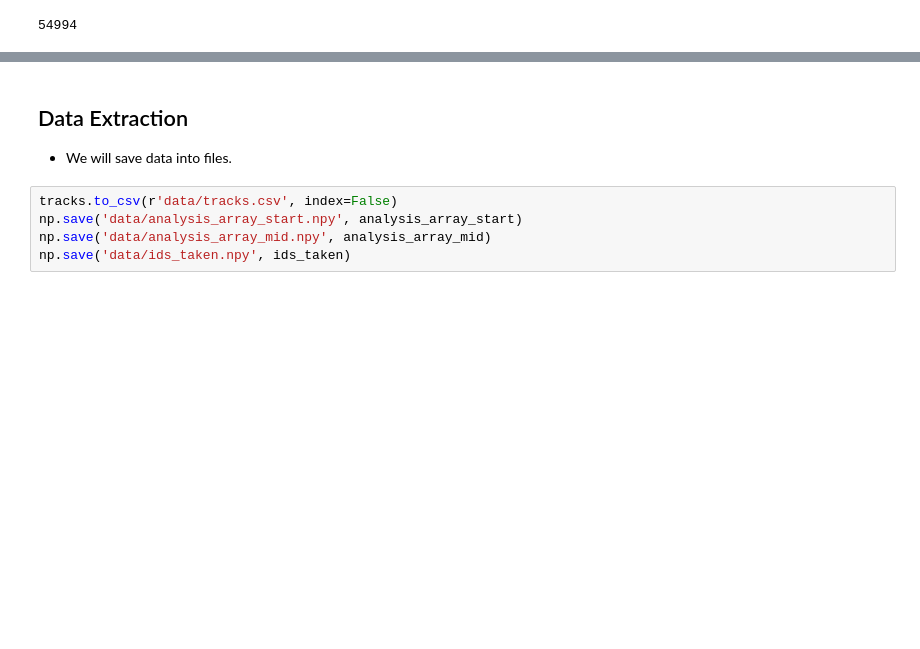
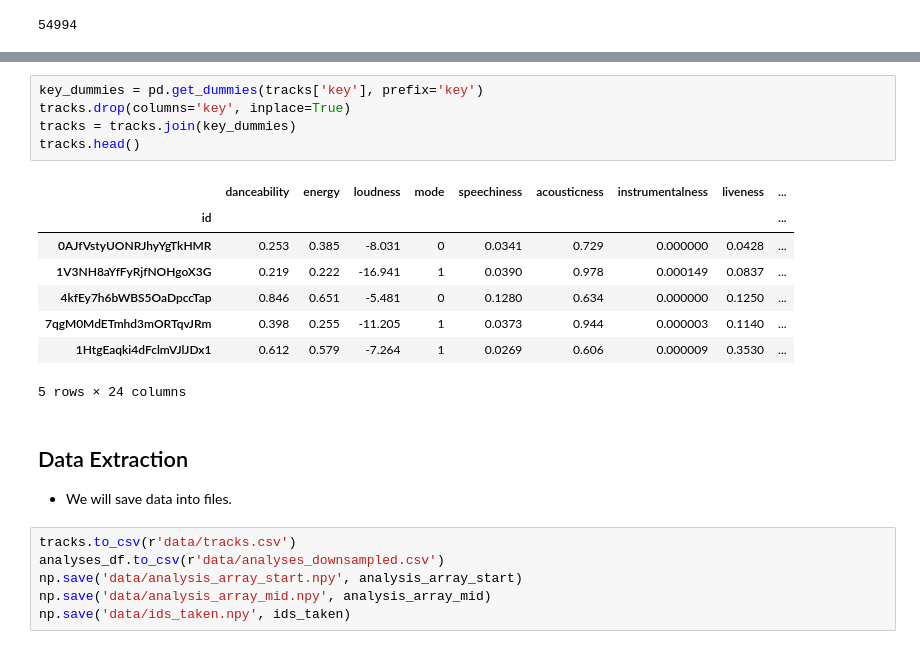
Before and after one commit to giorgossideris/spotify_valence_prediction, a Jupyter notebook: data_preparation.ipynb, the cells around one changed output, grey strips where cells are left out. Saved outputs shown, nothing was run; the diff lists cells and outputs as text; blank space fills up the shorter version.

```diff
--- a/data_preparation.ipynb
+++ b/data_preparation.ipynb
@@ -243,8 +328,23 @@ len(tracks)
+# %%
+key_dummies = pd.get_dummies(tracks['key'], prefix='key')
+tracks.drop(columns='key', inplace=True)
+tracks = tracks.join(key_dummies)
+tracks.head()
+# %% [output]
+|  | danceability | energy | loudness | mode | speechiness | acousticness | instrumentalness | liveness | ... |
+| id |  |  |  |  |  |  |  |  | ... |
+| 0AJfVstyUONRJhyYgTkHMR | 0.253 | 0.385 | -8.031 | 0 | 0.0341 | 0.729 | 0.000000 | 0.0428 | ... |
+| 1V3NH8aYfFyRjfNOHgoX3G | 0.219 | 0.222 | -16.941 | 1 | 0.0390 | 0.978 | 0.000149 | 0.0837 | ... |
+| 4kfEy7h6bWBS5OaDpccTap | 0.846 | 0.651 | -5.481 | 0 | 0.1280 | 0.634 | 0.000000 | 0.1250 | ... |
+| 7qgM0MdETmhd3mORTqvJRm | 0.398 | 0.255 | -11.205 | 1 | 0.0373 | 0.944 | 0.000003 | 0.1140 | ... |
+| 1HtgEaqki4dFclmVJlJDx1 | 0.612 | 0.579 | -7.264 | 1 | 0.0269 | 0.606 | 0.000009 | 0.3530 | ... |
+5 rows × 24 columns
 # %% [markdown]
 ## Data Extraction
 * We will save data into files.
 # %%
-tracks.to_csv(r'data/tracks.csv', index=False)
+tracks.to_csv(r'data/tracks.csv')
+analyses_df.to_csv(r'data/analyses_downsampled.csv')
 np.save('data/analysis_array_start.npy', analysis_array_start)
 np.save('data/analysis_array_mid.npy', analysis_array_mid)
 np.save('data/ids_taken.npy', ids_taken)
```
Also changed, not shown: parts of 6 cells of this notebook, 1 other file.
